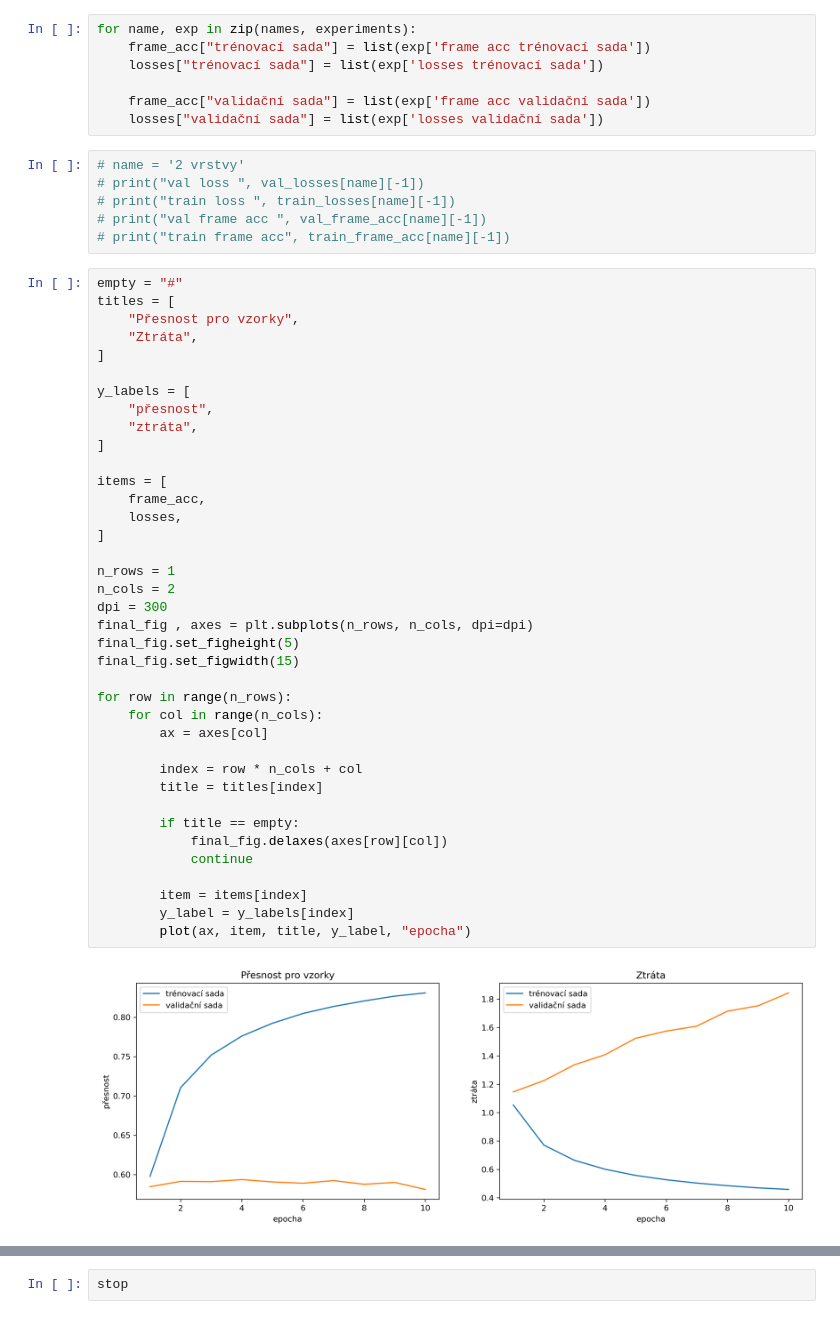
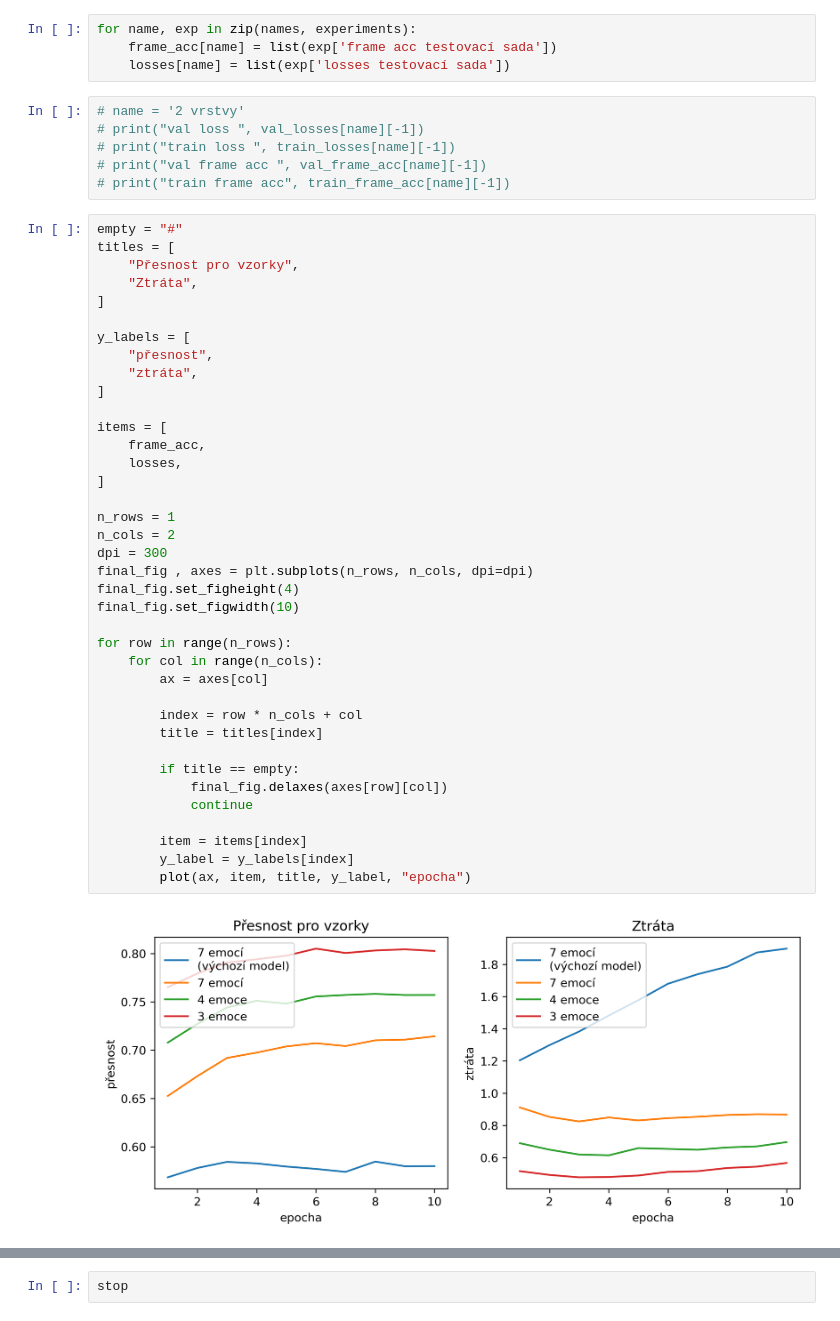
Before and after one commit to tomaspetricek/speech-emotion-recognition, a Jupyter notebook: Bachelor_thesis/graph_preparation.ipynb, the cells around one changed output, grey strips where cells are left out. Cells and saved outputs as stored; diff of their text form.

```diff
--- a/Bachelor_thesis/graph_preparation.ipynb
+++ b/Bachelor_thesis/graph_preparation.ipynb
@@ -200,10 +200,7 @@ len(experiments)
 # %%
 for name, exp in zip(names, experiments):
-    frame_acc["trénovací sada"] = list(exp['frame acc trénovací sada'])
-    losses["trénovací sada"] = list(exp['losses trénovací sada'])
-
-    frame_acc["validační sada"] = list(exp['frame acc validační sada'])
-    losses["validační sada"] = list(exp['losses validační sada'])
+    frame_acc[name] = list(exp['frame acc testovací sada'])
+    losses[name] = list(exp['losses testovací sada'])
 # %%
 # name = '2 vrstvy'
 # print("val loss ", val_losses[name][-1])
@@ -220,34 +217,34 @@ titles = [
 y_labels = [
     "přesnost",
     "ztráta",
 ]
 
 items = [
     frame_acc,
     losses,
 ]
 
 n_rows = 1
 n_cols = 2
 dpi = 300
 final_fig , axes = plt.subplots(n_rows, n_cols, dpi=dpi)
-final_fig.set_figheight(5)
-final_fig.set_figwidth(15)
+final_fig.set_figheight(4)
+final_fig.set_figwidth(10)
 
 for row in range(n_rows):
     for col in range(n_cols):
         ax = axes[col]
 
         index = row * n_cols + col
         title = titles[index]
 
         if title == empty:
             final_fig.delaxes(axes[row][col])
             continue
 
         item = items[index]
         y_label = y_labels[index]
         plot(ax, item, title, y_label, "epocha")
 # %% [output]
-[figure, old version]
+[figure, new version]
 # %%
```
Also changed, not shown: parts of 5 cells of this notebook, 1 other file.
